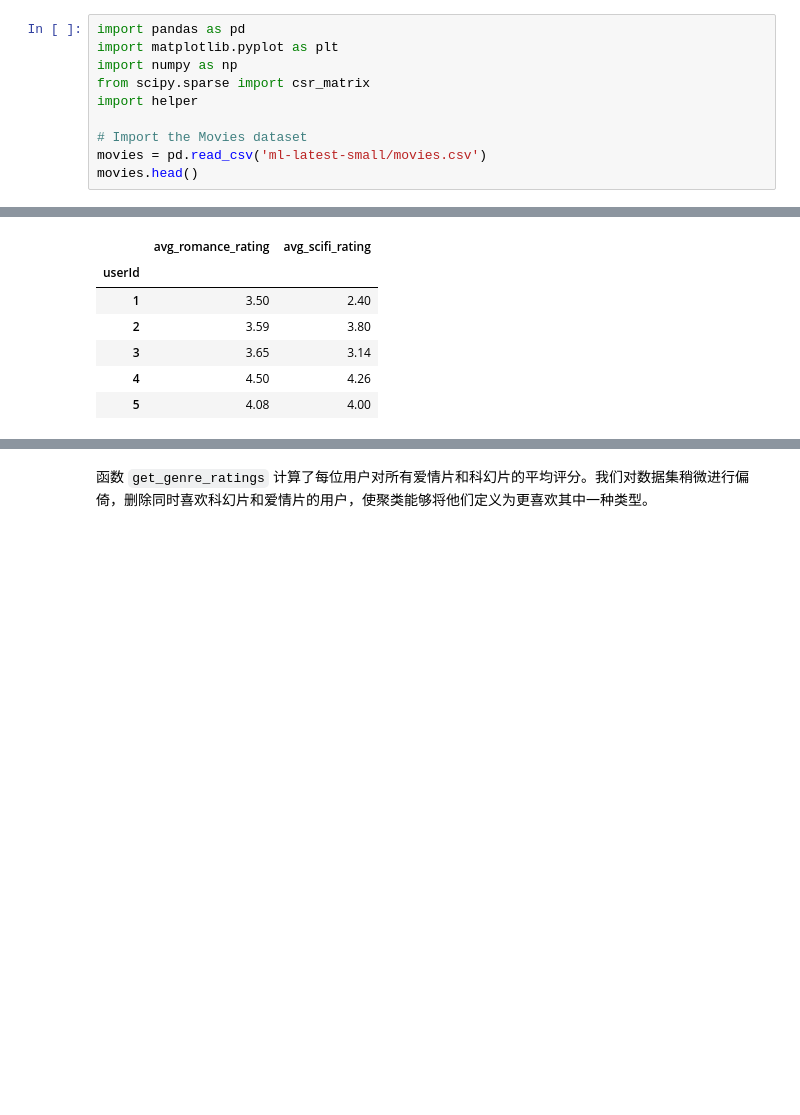
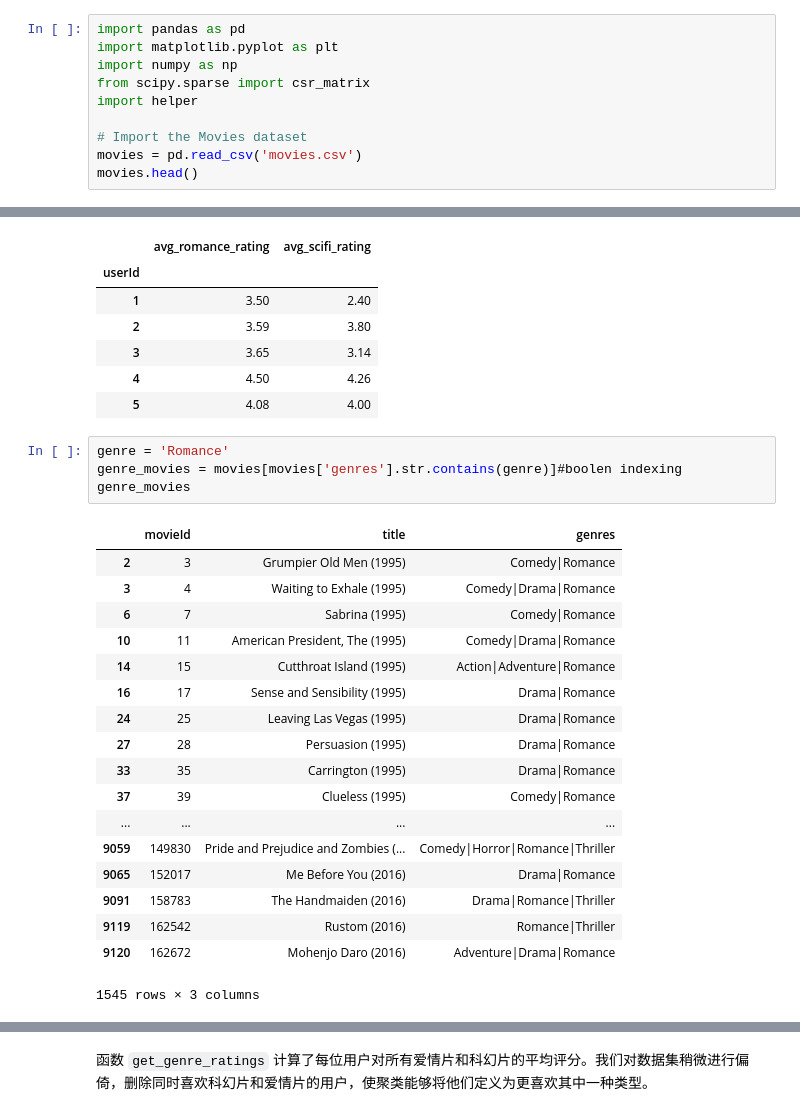
Before and after one commit to daxingxingqi/Nonsupervised_learning, a Jupyter notebook: movie_re/k-means Clustering of Movie Ratings-zh.ipynb, the cells around one changed output, grey strips where cells are left out. Cells and saved outputs as stored; diff of their text form; blank space fills up the shorter version.

```diff
--- a/movie_re/k-means Clustering of Movie Ratings-zh.ipynb
+++ b/movie_re/k-means Clustering of Movie Ratings-zh.ipynb
@@ -15,7 +15,7 @@ from scipy.sparse import csr_matrix
 import helper
 
 # Import the Movies dataset
-movies = pd.read_csv('ml-latest-small/movies.csv')
+movies = pd.read_csv('movies.csv')
 movies.head()
 # %% [output]
 |  | movieId | title | genres |
@@ -57,3 +57,26 @@ genre_ratings.head()
 | 3 | 3.65 | 3.14 |
 | 4 | 4.50 | 4.26 |
 | 5 | 4.08 | 4.00 |
+# %%
+genre = 'Romance'
+genre_movies = movies[movies['genres'].str.contains(genre)]#boolen indexing
+genre_movies
+# %% [output]
+|  | movieId | title | genres |
+| 2 | 3 | Grumpier Old Men (1995) | Comedy|Romance |
+| 3 | 4 | Waiting to Exhale (1995) | Comedy|Drama|Romance |
+| 6 | 7 | Sabrina (1995) | Comedy|Romance |
+| 10 | 11 | American President, The (1995) | Comedy|Drama|Romance |
+| 14 | 15 | Cutthroat Island (1995) | Action|Adventure|Romance |
+| 16 | 17 | Sense and Sensibility (1995) | Drama|Romance |
+| 24 | 25 | Leaving Las Vegas (1995) | Drama|Romance |
+| 27 | 28 | Persuasion (1995) | Drama|Romance |
+| 33 | 35 | Carrington (1995) | Drama|Romance |
+| 37 | 39 | Clueless (1995) | Comedy|Romance |
+| ... | ... | ... | ... |
+| 9059 | 149830 | Pride and Prejudice and Zombies (... | Comedy|Horror|Romance|Thriller |
+| 9065 | 152017 | Me Before You (2016) | Drama|Romance |
+| 9091 | 158783 | The Handmaiden (2016) | Drama|Romance|Thriller |
+| 9119 | 162542 | Rustom (2016) | Romance|Thriller |
+| 9120 | 162672 | Mohenjo Daro (2016) | Adventure|Drama|Romance |
+1545 rows × 3 columns
```
Also changed, not shown: parts of 2 cells of this notebook, 6 other files.
